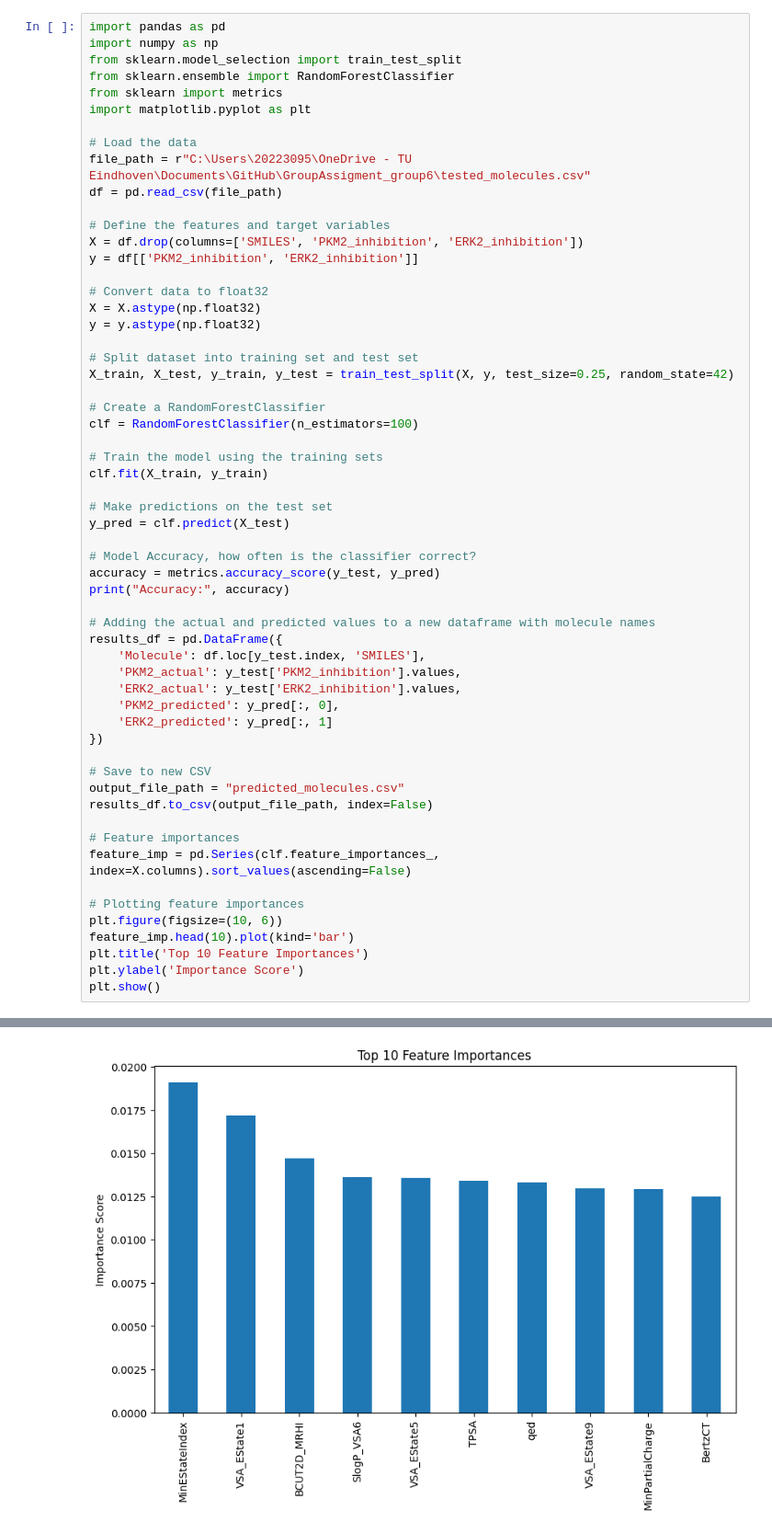
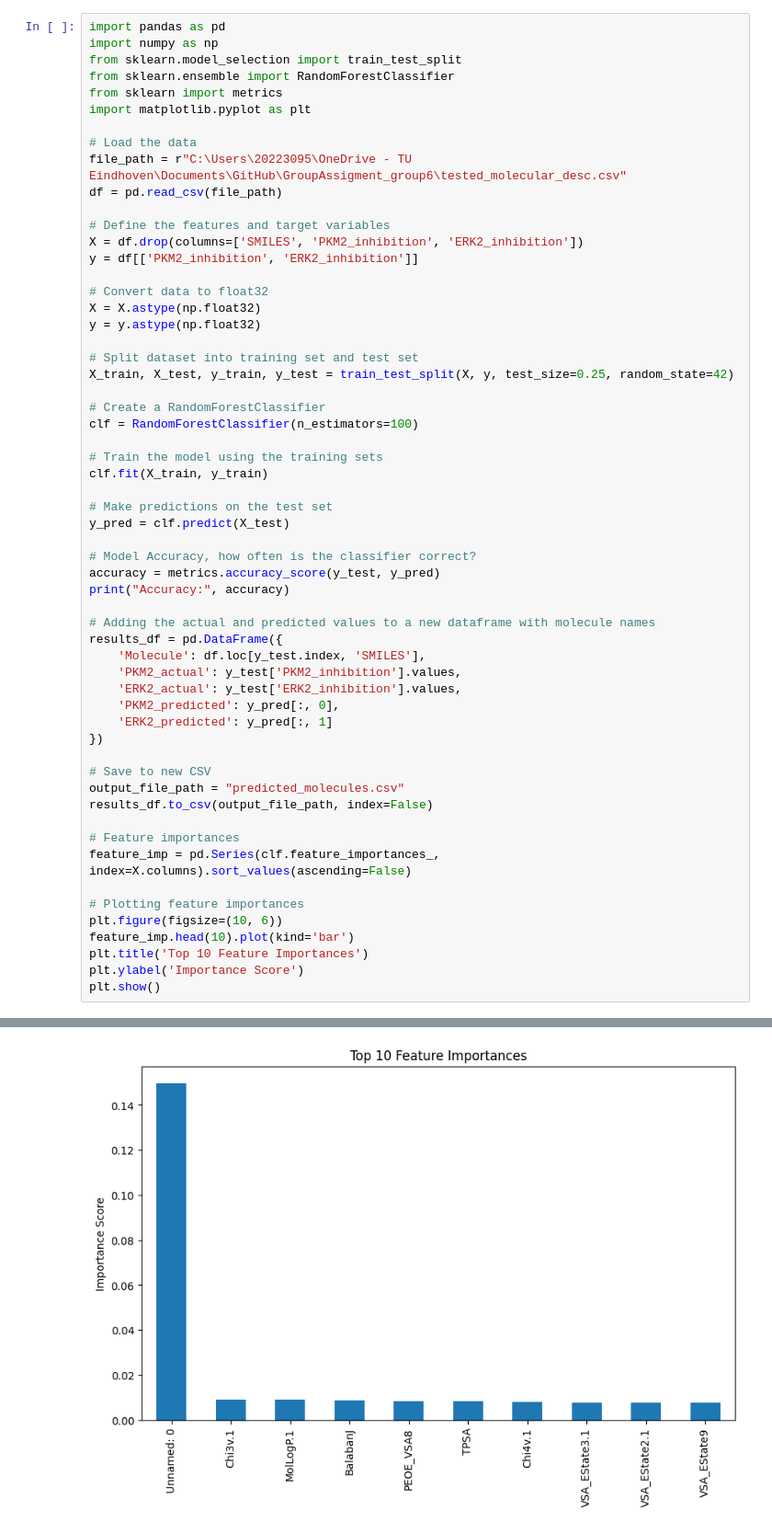
Before and after one commit to jobvandijk/GroupAssigment_group6, a Jupyter notebook: RandomForest.ipynb, the cells around one changed output, grey strips where cells are left out. Shown at 92% size. Drawn from its saved outputs; the diff is of its cells as text.

```diff
--- a/RandomForest.ipynb
+++ b/RandomForest.ipynb
@@ -7,7 +7,7 @@ from sklearn import metrics
 import matplotlib.pyplot as plt
 
 # Load the data
-file_path = r"C:\Users\20223095\OneDrive - TU Eindhoven\Documents\GitHub\GroupAssigment_group6\tested_molecules.csv"
+file_path = r"C:\Users\20223095\OneDrive - TU Eindhoven\Documents\GitHub\GroupAssigment_group6\tested_molecular_desc.csv"
 df = pd.read_csv(file_path)
 
 # Define the features and target variables
@@ -31,31 +31,31 @@ clf.fit(X_train, y_train)
 y_pred = clf.predict(X_test)
 
 # Model Accuracy, how often is the classifier correct?
 accuracy = metrics.accuracy_score(y_test, y_pred)
 print("Accuracy:", accuracy)
 
 # Adding the actual and predicted values to a new dataframe with molecule names
 results_df = pd.DataFrame({
     'Molecule': df.loc[y_test.index, 'SMILES'],
     'PKM2_actual': y_test['PKM2_inhibition'].values,
     'ERK2_actual': y_test['ERK2_inhibition'].values,
     'PKM2_predicted': y_pred[:, 0],
     'ERK2_predicted': y_pred[:, 1]
 })
 
 # Save to new CSV
 output_file_path = "predicted_molecules.csv"
 results_df.to_csv(output_file_path, index=False)
 
 # Feature importances
 feature_imp = pd.Series(clf.feature_importances_, index=X.columns).sort_values(ascending=False)
 
 # Plotting feature importances
 plt.figure(figsize=(10, 6))
 feature_imp.head(10).plot(kind='bar')
 plt.title('Top 10 Feature Importances')
 plt.ylabel('Importance Score')
 plt.show()
 # %% [output]
 Accuracy: 0.921146953405018
-[figure, old version]
+[figure, new version]
```
Also changed, not shown: 2 other files.
